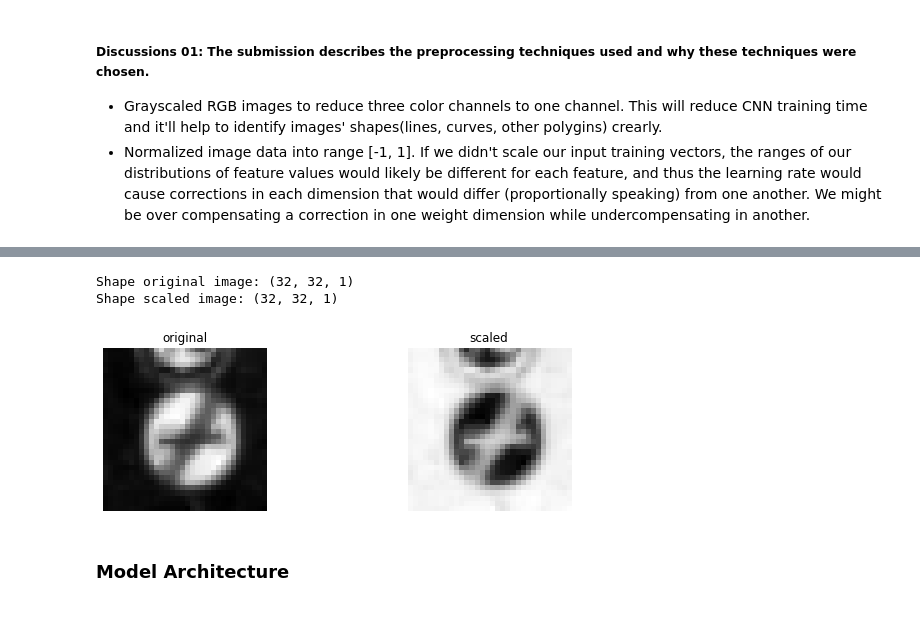
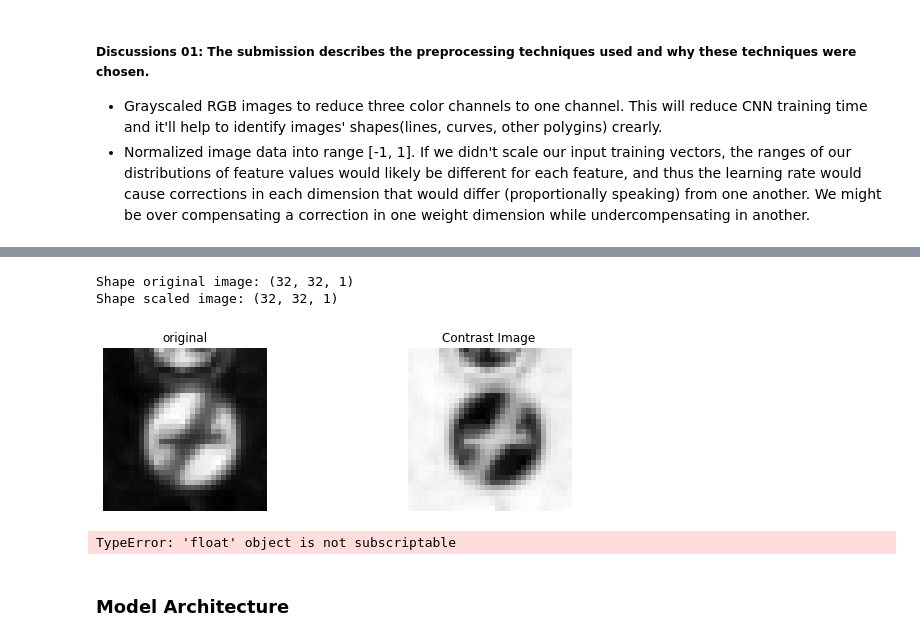
Before and after one commit to snandasena/traffic-sign-classifier, a Jupyter notebook: Traffic_Sign_Classifier.ipynb, the cells around one changed output, grey strips where cells are left out. Drawn from its saved outputs; the diff is of its cells as text; code cells hidden in the pictures.

```diff
--- a/Traffic_Sign_Classifier.ipynb
+++ b/Traffic_Sign_Classifier.ipynb
@@ -251,18 +251,16 @@ def scaling_image(gray):
 
     return warped[:,:,np.newaxis]
 # %%
-img = X_train[0]
-img_dst = scaling_image(img)
+def visualize_aug_image(img, aug_img, label):
+    """
+    This is an utility function.
+    """
+    fig, axs = plt.subplots(1,2, figsize=(10, 3))
 
-fig, axs = plt.subplots(1,2, figsize=(10, 3))
+    axs[0].axis('off')
+    axs[0].imshow(img.squeeze(), cmap='gray')
+    axs[0].set_title('original')
 
-axs[0].axis('off')
-axs[0].imshow(img.squeeze(), cmap='gray')
-axs[0].set_title('original')
-
-axs[1].axis('off')
-axs[1].imshow(img_dst.squeeze(), cmap='gray')
-axs[1].set_title('scaled')
-
-print('Shape original image: (%i, %i, %i)'% img.shape)
-print('Shape scaled image: (%i, %i, %i)'% img_dst.shape)
+    axs[1].axis('off')
+    axs[1].imshow(img_dst.squeeze(), cmap='gray')
+    axs[1].set_title(label)
@@ -273,6 +278,7 @@ Shape scaled image: (32, 32, 1)
 # %%
 def contrast_image(gray, s=1.0):
     """
+    This is used to change contrast of an image.
     """
     m = 128.0 * (1.0-s)
     dst = cv2.multiply(gray, np.array([s]))
@@ -281,22 +287,13 @@ def contrast_image(gray, s=1.0):
     return dst[:,:, np.newaxis]
 # %%
 img = X_train[0]
-s = 1.8*np.random.randint(-2,2) + 0.2
+s = 1.8 * np.random.randint(-2,2) + 0.2
 img_dst = contrast_image(img,s)
-
-fig, axs = plt.subplots(1,2, figsize=(10, 3))
-
-axs[0].axis('off')
-axs[0].imshow(img.squeeze(), cmap='gray')
-axs[0].set_title('original')
-
-axs[1].axis('off')
-axs[1].imshow(img_dst.squeeze(), cmap='gray')
-axs[1].set_title('scaled')
+visualize_aug_image(img,img_dst, 'Contrast Image')
 
 print('Shape original image: (%i, %i, %i)'% img.shape)
 print('Shape scaled image: (%i, %i, %i)'% img_dst.shape)
 # %% [output]
 Shape original image: (32, 32, 1)
 Shape scaled image: (32, 32, 1)
-[figure, old version]
+[figure, new version]
@@ -303,3 +326,12 @@ Shape scaled image: (32, 32, 1)
+# %%
+img = X_train[0]
+img_dst = apply_affine_transform(img)
+visualize_aug_image(img,img_dst, 'Affine tranformed image')
+
+print('Shape original image: (%i, %i, %i)'% img.shape)
+print('Shape scaled image: (%i, %i, %i)'% img_dst.shape)
+# %% [output]
+TypeError: 'float' object is not subscriptable
 # %% [markdown]
 ### Model Architecture
 # %%
```
Also changed, not shown: parts of 4 cells of this notebook, 1 other file.
